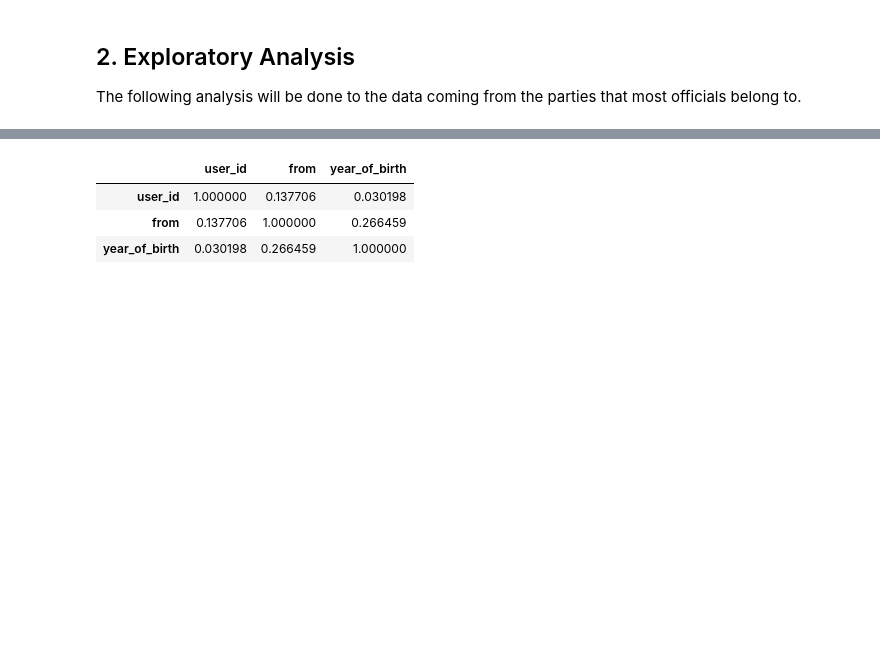
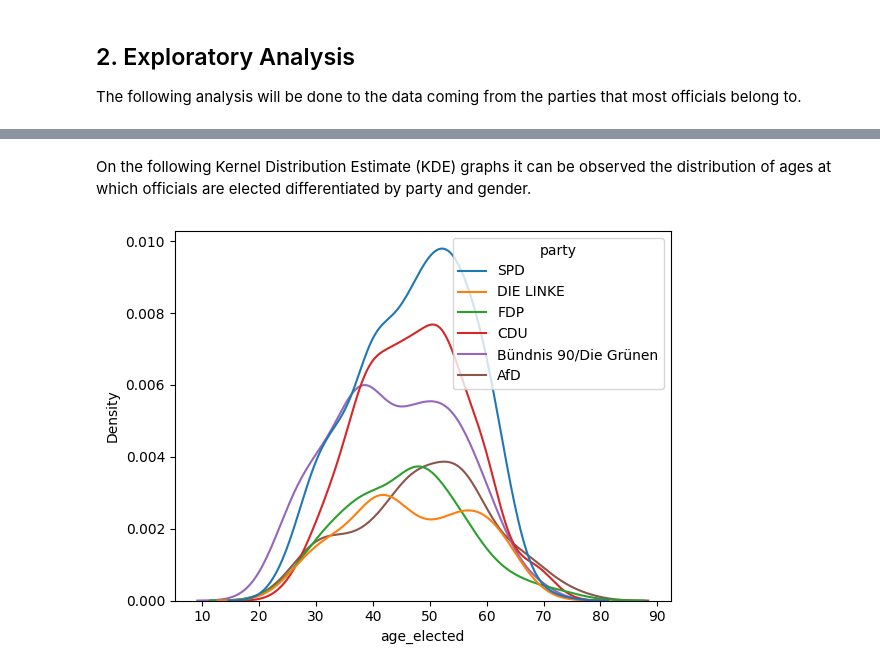
Before and after one commit to AlbertoRomanRamosRodriguez/proyecto-final-adpy, a Jupyter notebook: exploration.ipynb, the cells around one changed output, grey strips where cells are left out. Saved outputs shown, nothing was run; the diff lists cells and outputs as text; code cells hidden in the pictures; blank space fills up the shorter version.

```diff
--- a/exploration.ipynb
+++ b/exploration.ipynb
@@ -180,7 +80,7 @@ scatter_dependent('from')
-# %%
-majority_df.corr(numeric_only=True)
-# %% [output]
-|  | user_id | from | year_of_birth |
-| user_id | 1.000000 | 0.137706 | 0.030198 |
-| from | 0.137706 | 1.000000 | 0.266459 |
-| year_of_birth | 0.030198 | 0.266459 | 1.000000 |
+# %% [markdown]
+On the following Kernel Distribution Estimate (KDE) graphs it can be observed the distribution of ages at which officials are elected differentiated by party and gender.
+# %%
+sns.kdeplot(x='age_elected', hue='party',data=majority_df)
+plt.savefig("kde-party.png")
+# %% [output]
+[figure, added]
```
Also changed, not shown: parts of 28 cells of this notebook.
